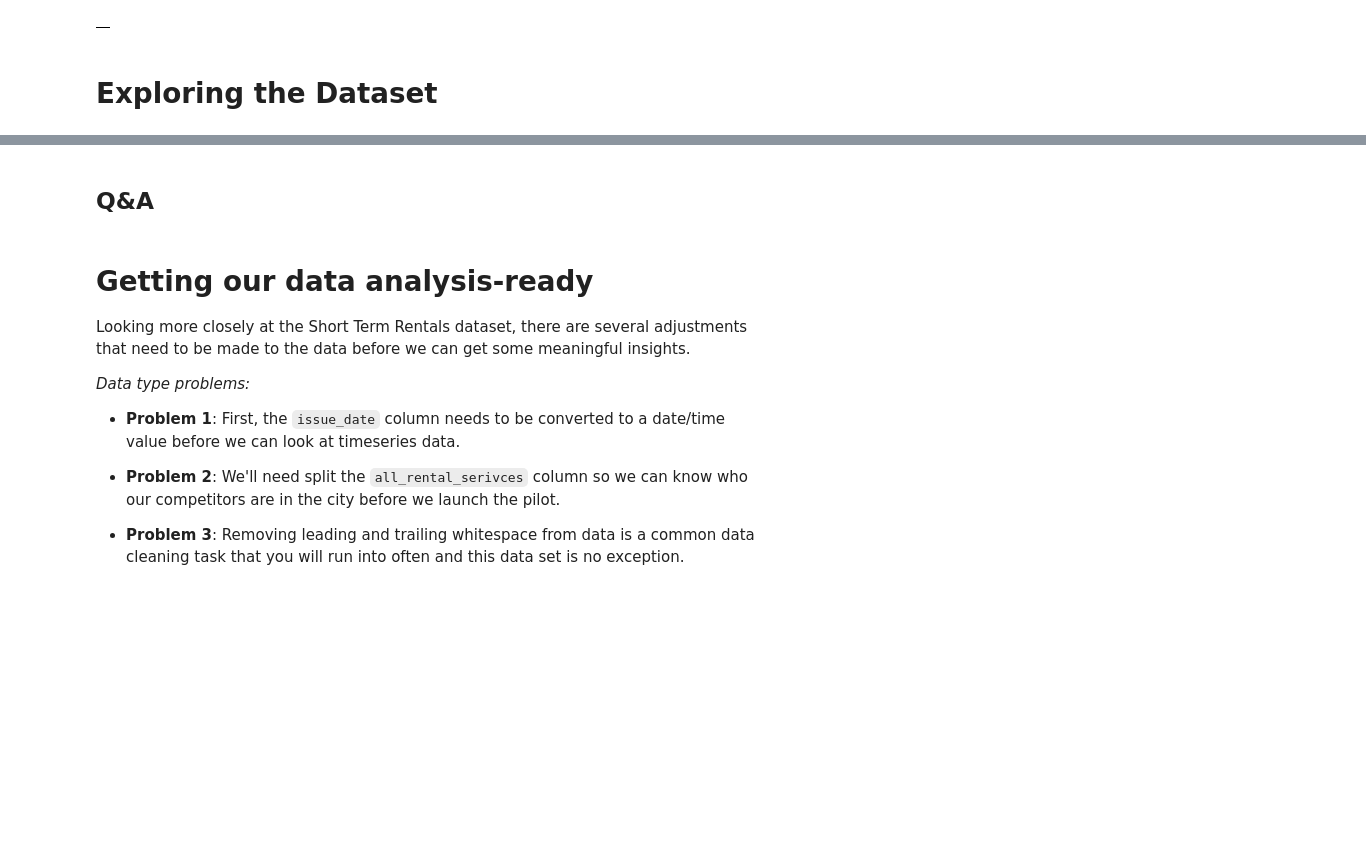
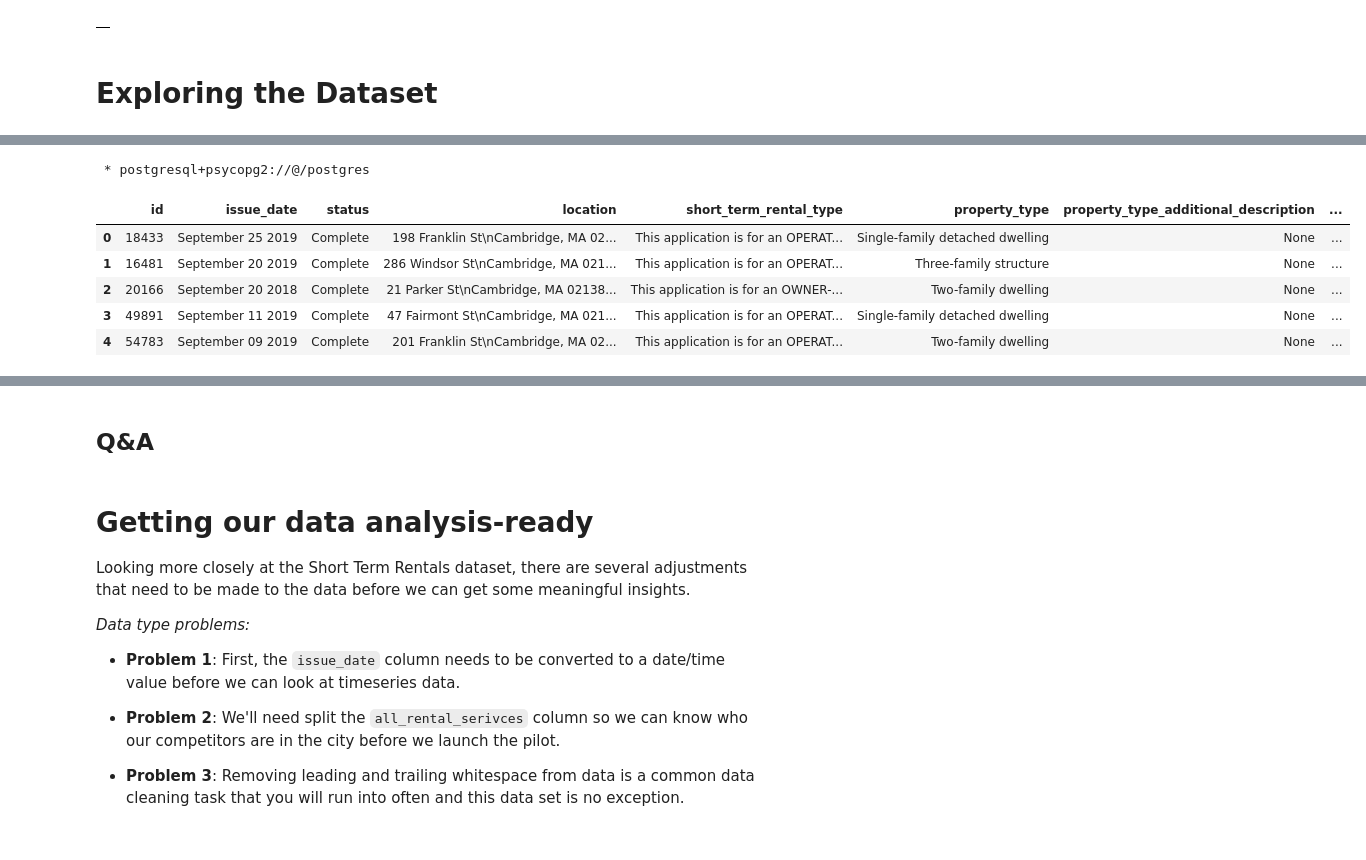
Before and after one commit to ratfarts/datasciencecoursera, a Jupyter notebook: Copy_of_String_Manipulation_in_SQL_Live_training_student.ipynb, the cells around one changed output, grey strips where cells are left out. Cells and saved outputs as stored; diff of their text form; code cells hidden in the pictures; blank space fills up the shorter version.

```diff
--- a/Copy_of_String_Manipulation_in_SQL_Live_training_student.ipynb
+++ b/Copy_of_String_Manipulation_in_SQL_Live_training_student.ipynb
@@ -97,7 +126,19 @@ FROM '/content/short_term_rentals.csv' DELIMITER ',' CSV HEADER;
 # %%
 %%sql
 
 -- Sort the dataset by issue_date
+select *
+from rentals
+order by issue_date DESC
+limit 5;
+# %% [output]
+ * postgresql+psycopg2://@/postgres
+|  | id | issue_date | status | location | short_term_rental_type | property_type | property_type_additional_description | ... |
+| 0 | 18433 | September 25 2019 | Complete | 198 Franklin St\nCambridge, MA 02... | This application is for an OPERAT... | Single-family detached dwelling | None | ... |
+| 1 | 16481 | September 20 2019 | Complete | 286 Windsor St\nCambridge, MA 021... | This application is for an OPERAT... | Three-family structure | None | ... |
+| 2 | 20166 | September 20 2018 | Complete | 21 Parker St\nCambridge, MA 02138... | This application is for an OWNER-... | Two-family dwelling | None | ... |
+| 3 | 49891 | September 11 2019 | Complete | 47 Fairmont St\nCambridge, MA 021... | This application is for an OPERAT... | Single-family detached dwelling | None | ... |
+| 4 | 54783 | September 09 2019 | Complete | 201 Franklin St\nCambridge, MA 02... | This application is for an OPERAT... | Two-family dwelling | None | ... |
 # %%
 %%sql
 
```
Also changed, not shown: parts of 14 cells of this notebook.
